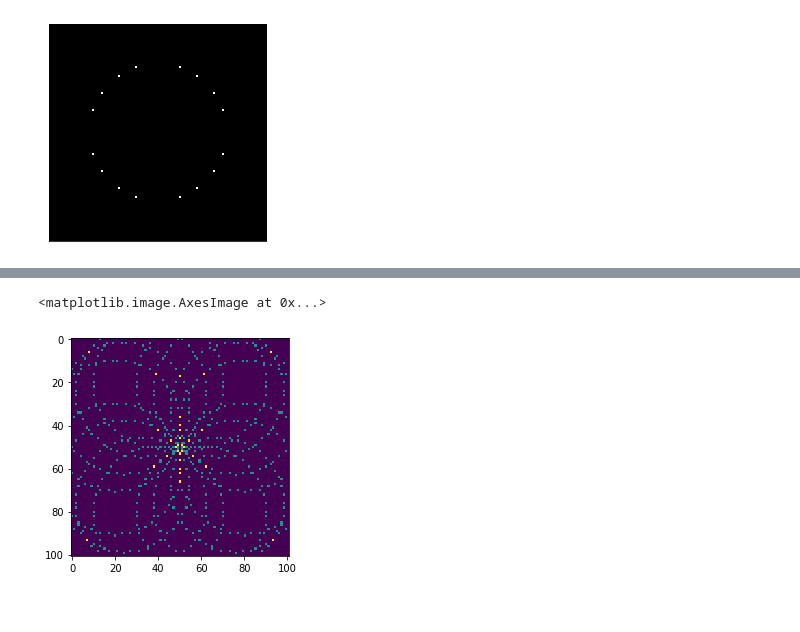
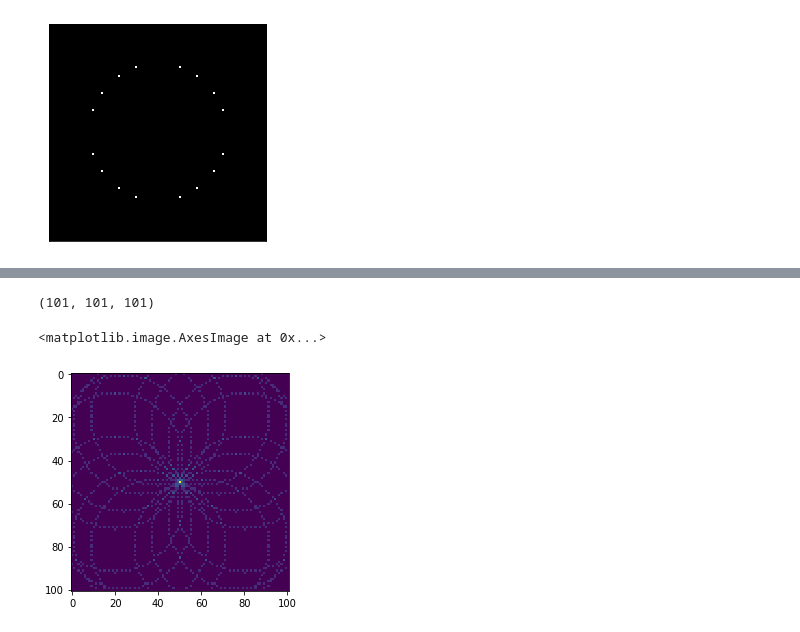
Before and after one commit to achiaver/computer_vision, a Jupyter notebook: trabalho_05/notebooks/Untitled.ipynb, the cells around one changed output, grey strips where cells are left out. Saved outputs shown, nothing was run; the diff lists cells and outputs as text; code cells hidden in the pictures.

```diff
--- a/trabalho_05/notebooks/Untitled.ipynb
+++ b/trabalho_05/notebooks/Untitled.ipynb
@@ -73,3 +16,0 @@ xx, yy = np.mgrid[:100,:100]
-# %%
-x = 10
-np.max(afunc(x, r, t) + np.abs(np.min(afunc(x,r,t))))
@@ -78,2 +16,0 @@ np.max(afunc(x, r, t) + np.abs(np.min(afunc(x,r,t))))
-# %%
-y = 20
@@ -137,8 +17,8 @@ array([  0.        ,   1.43434343,   2.86868687,   4.3030303 ,
 # %%
-steps = 51
+steps = 101
 points = []
 # %%
-for rr in range(20, 51):
+for rr in range(20, 61):
     for t in range(steps):
         points.append((rr, int(rr * np.cos(2 * np.pi * t / steps)), int(rr * np.sin(2 * np.pi * t / steps))))
 # %%
@@ -156,11 +36,15 @@ for cx in np.arange(101):
                 if ((y + cy) > 99) or ((y + cy) < 0): continue
                 xyr[x + cx, y + cy, r] += 1
                 acc[(x + cx, y + cy, r)] += 1
+# %%
+xyr.shape
+# %% [output]
+(101, 101, 101)
 # %%
-plt.imshow(xyr[:, :, 31])
+plt.imshow(xyr[:, :, 32])
 # %% [output]
 <matplotlib.image.AxesImage at 0x...>
-[figure, old version]
+[figure, new version]
 # %%
 fig = plt.figure(figsize=(10,10))
 plt.imshow(xyr.sum(axis=2))
```
Also changed, not shown: parts of 13 cells of this notebook, 1 other file.
